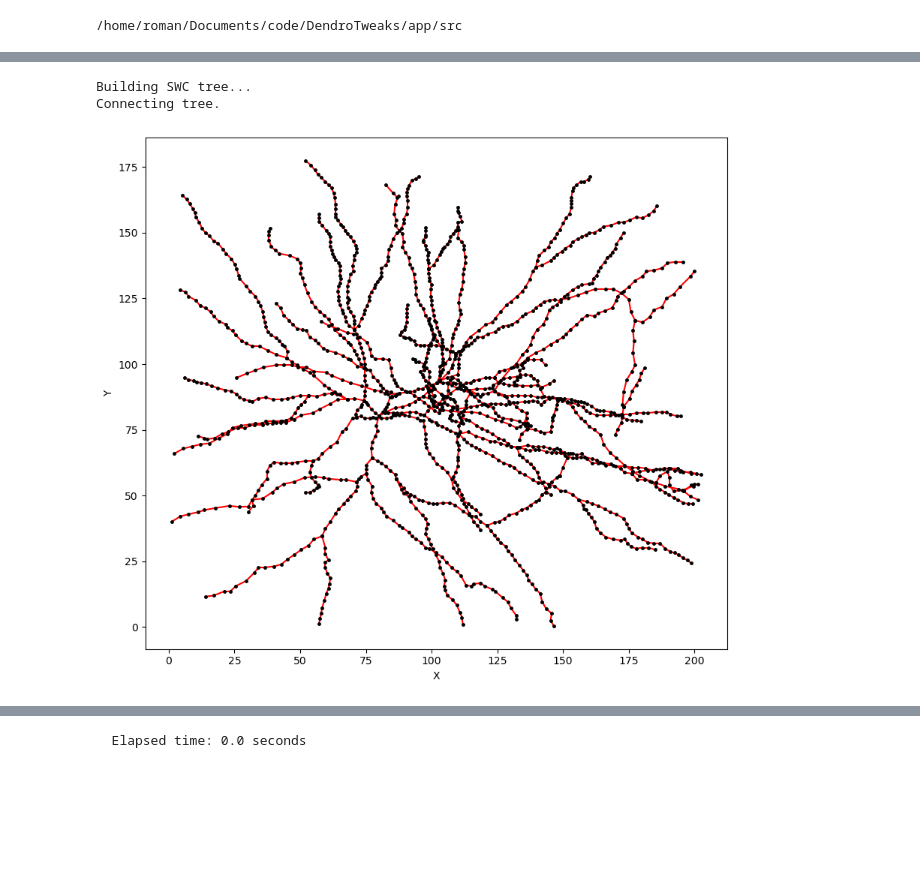
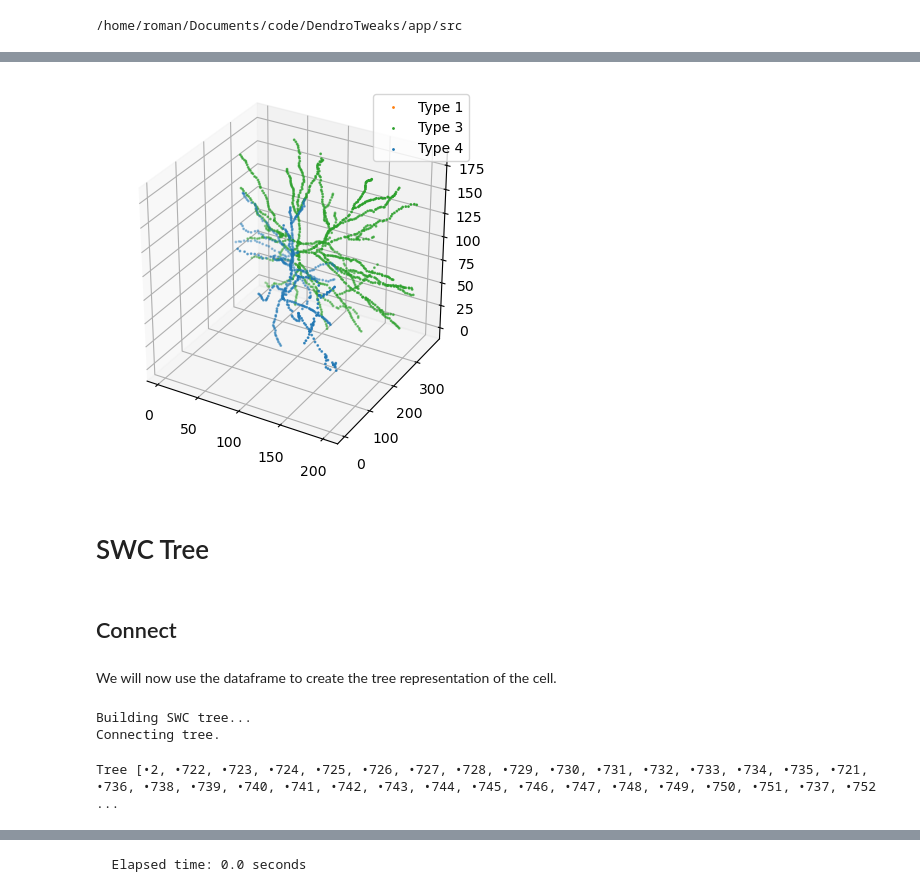
Before and after one commit to Poirazi-Lab/DendroTweaksApp, a Jupyter notebook: app/src/trees_demo.ipynb, the cells around one changed output, grey strips where cells are left out. Drawn from its saved outputs; the diff is of its cells as text; code cells hidden in the pictures; blank space fills up the shorter version.

```diff
--- a/app/src/trees_demo.ipynb
+++ b/app/src/trees_demo.ipynb
@@ -36,9 +74,22 @@ swcm.df[['x', 'y', 'z']].describe()
+# %%
+fig = plt.figure()
+ax = fig.add_subplot(111, projection='3d', aspect='equal')
+
+swcm.plot_raw_data(ax)
+# %% [output]
+[figure, added]
+# %% [markdown]
+# SWC Tree
+# %% [markdown]
+## Connect
+# %% [markdown]
+We will now use the dataframe to create the tree representation of the cell.
 # %%
 swcm.build_swc_tree()
 # %% [output]
 Building SWC tree...
 Connecting tree.
 # %%
-swcm.swc_tree.plot_points(projection='XY')
+swcm.swc_tree
 # %% [output]
-[figure, removed]
+Tree [•2, •722, •723, •724, •725, •726, •727, •728, •729, •730, •731, •732, •733, •734, •735, •721, •736, •738, •739, •740, •741, •742, •743, •744, •745, •746, •747, •748, •749, •750, •751, •737, •752 ...
```
Also changed, not shown: parts of 51 cells of this notebook, 6 other files.
